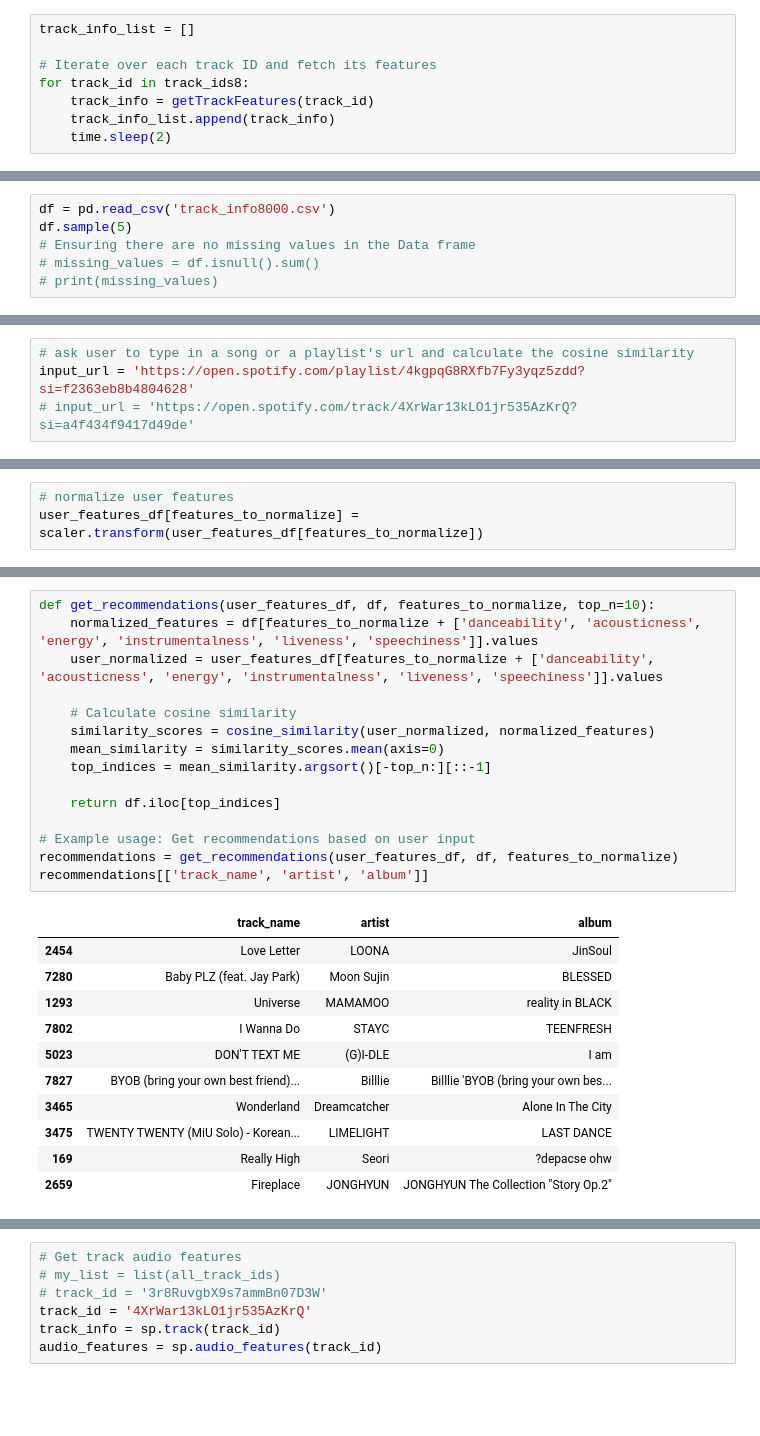
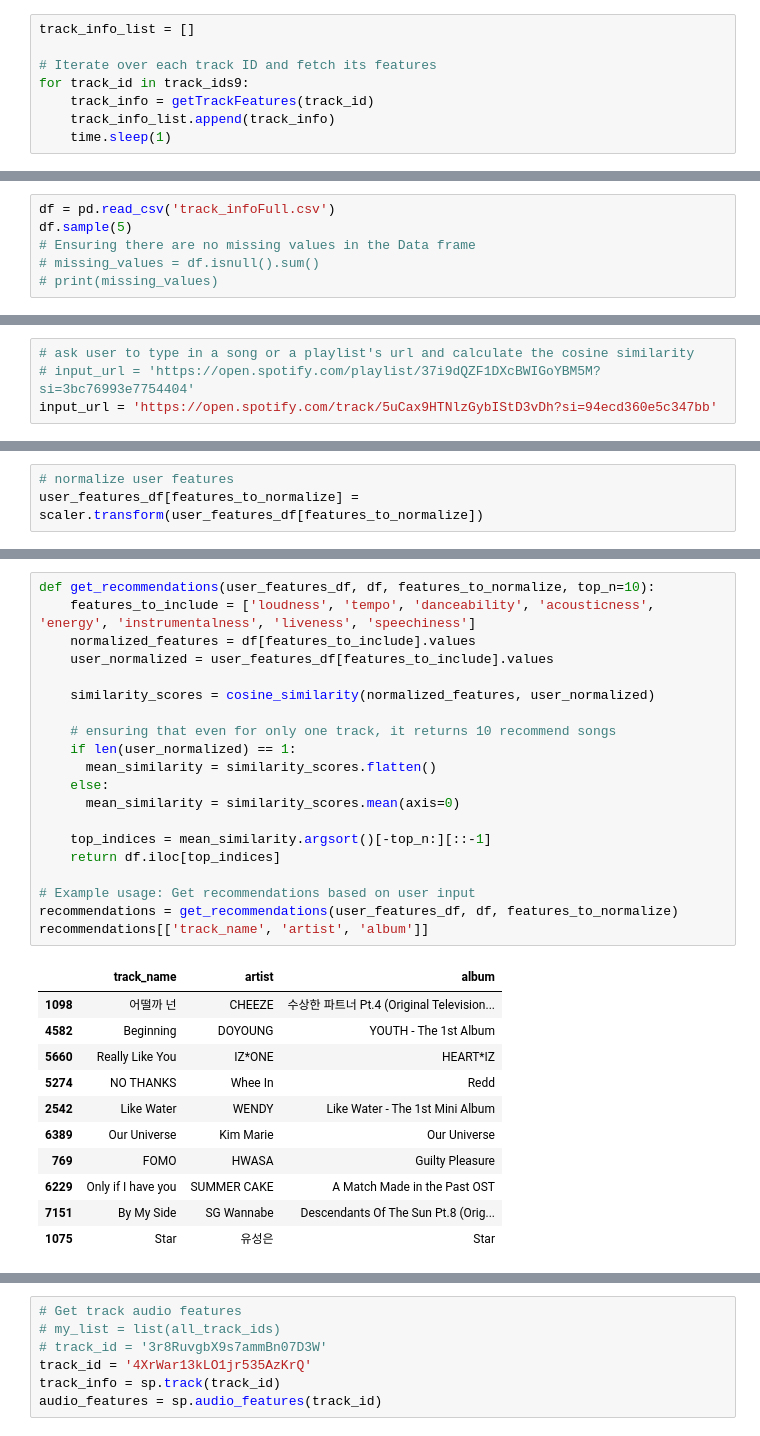
Before and after one commit to joycerlz/kpop-song-recommendation, a Jupyter notebook: Kpop_song_rec.ipynb, the cells around one changed output, grey strips where cells are left out. Saved outputs shown, nothing was run; the diff lists cells and outputs as text; blank space fills up the shorter version.

```diff
--- a/Kpop_song_rec.ipynb
+++ b/Kpop_song_rec.ipynb
@@ -218,10 +212,10 @@ print(len(track_ids8))
 track_info_list = []
 
 # Iterate over each track ID and fetch its features
-for track_id in track_ids8:
+for track_id in track_ids9:
     track_info = getTrackFeatures(track_id)
     track_info_list.append(track_info)
-    time.sleep(2)
+    time.sleep(1)
 # %%
 print(len(track_info_list))
 # %% [output]
@@ -280,7 +274,7 @@ combined.to_csv('track_info8000.csv', index=False)
 import seaborn as sns
 import matplotlib.pyplot as plt
 # %%
-df = pd.read_csv('track_info8000.csv')
+df = pd.read_csv('track_infoFull.csv')
 df.sample(5)
 # Ensuring there are no missing values in the Data frame
 # missing_values = df.isnull().sum()
@@ -374,8 +368,8 @@ print(row_with_max_popularity)
 ## Getting recommendations
 # %%
 # ask user to type in a song or a playlist's url and calculate the cosine similarity
-input_url = 'https://open.spotify.com/playlist/4kgpqG8RXfb7Fy3yqz5zdd?si=f2363eb8b4804628'
-# input_url = 'https://open.spotify.com/track/4XrWar13kLO1jr535AzKrQ?si=a4f434f9417d49de'
+# input_url = 'https://open.spotify.com/playlist/37i9dQZF1DXcBWIGoYBM5M?si=3bc76993e7754404'
+input_url = 'https://open.spotify.com/track/5uCax9HTNlzGybIStD3vDh?si=94ecd360e5c347bb'
 # %%
 def get_features_from_url(url):
     track_features = []
@@ -462,28 +434,33 @@ user_features_df.sample(5)
 # %%
 def get_recommendations(user_features_df, df, features_to_normalize, top_n=10):
-    normalized_features = df[features_to_normalize + ['danceability', 'acousticness', 'energy', 'instrumentalness', 'liveness', 'speechiness']].values
-    user_normalized = user_features_df[features_to_normalize + ['danceability', 'acousticness', 'energy', 'instrumentalness', 'liveness', 'speechiness']].values
+    features_to_include = ['loudness', 'tempo', 'danceability', 'acousticness', 'energy', 'instrumentalness', 'liveness', 'speechiness']
+    normalized_features = df[features_to_include].values
+    user_normalized = user_features_df[features_to_include].values
 
-    # Calculate cosine similarity
-    similarity_scores = cosine_similarity(user_normalized, normalized_features)
-    mean_similarity = similarity_scores.mean(axis=0)
+    similarity_scores = cosine_similarity(normalized_features, user_normalized)
+
+    # ensuring that even for only one track, it returns 10 recommend songs
+    if len(user_normalized) == 1:
+      mean_similarity = similarity_scores.flatten()
+    else:
+      mean_similarity = similarity_scores.mean(axis=0)
+
     top_indices = mean_similarity.argsort()[-top_n:][::-1]
-
     return df.iloc[top_indices]
 
 # Example usage: Get recommendations based on user input
 recommendations = get_recommendations(user_features_df, df, features_to_normalize)
 recommendations[['track_name', 'artist', 'album']]
 # %% [output]
 |  | track_name | artist | album |
-| 2454 | Love Letter | LOONA | JinSoul |
-| 7280 | Baby PLZ (feat. Jay Park) | Moon Sujin | BLESSED |
-| 1293 | Universe | MAMAMOO | reality in BLACK |
-| 7802 | ﻿I Wanna Do | STAYC | TEENFRESH |
-| 5023 | DON'T TEXT ME | (G)I-DLE | I am |
-| 7827 | BYOB (bring your own best friend)... | Billlie | Billlie 'BYOB (bring your own bes... |
-| 3465 | Wonderland | Dreamcatcher | Alone In The City |
-| 3475 | TWENTY TWENTY (MiU Solo) - Korean... | LIMELIGHT | LAST DANCE |
-| 169 | Really High | Seori | ?depacse ohw |
-| 2659 | Fireplace | JONGHYUN | JONGHYUN The Collection "Story Op.2" |
+| 1098 | 어떨까 넌 | CHEEZE | 수상한 파트너 Pt.4 (Original Television... |
+| 4582 | Beginning | DOYOUNG | YOUTH - The 1st Album |
+| 5660 | Really Like You | IZ*ONE | HEART*IZ |
+| 5274 | NO THANKS | Whee In | Redd |
+| 2542 | Like Water | WENDY | Like Water - The 1st Mini Album |
+| 6389 | Our Universe | Kim Marie | Our Universe |
+| 769 | FOMO | HWASA | Guilty Pleasure |
+| 6229 | Only if I have you | SUMMER CAKE | A Match Made in the Past OST |
+| 7151 | By My Side | SG Wannabe | Descendants Of The Sun Pt.8 (Orig... |
+| 1075 | Star | 유성은 | Star |
 # %% [markdown]
```
Also changed, not shown: parts of 20 cells of this notebook.
